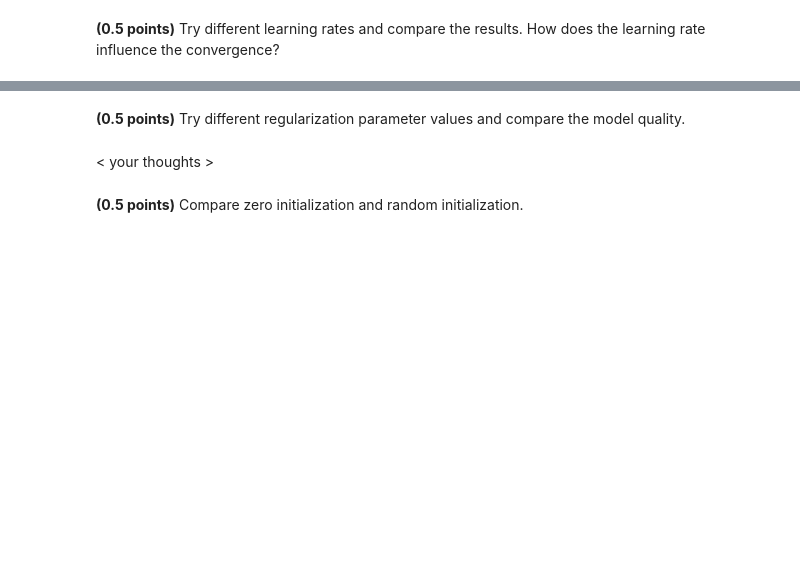
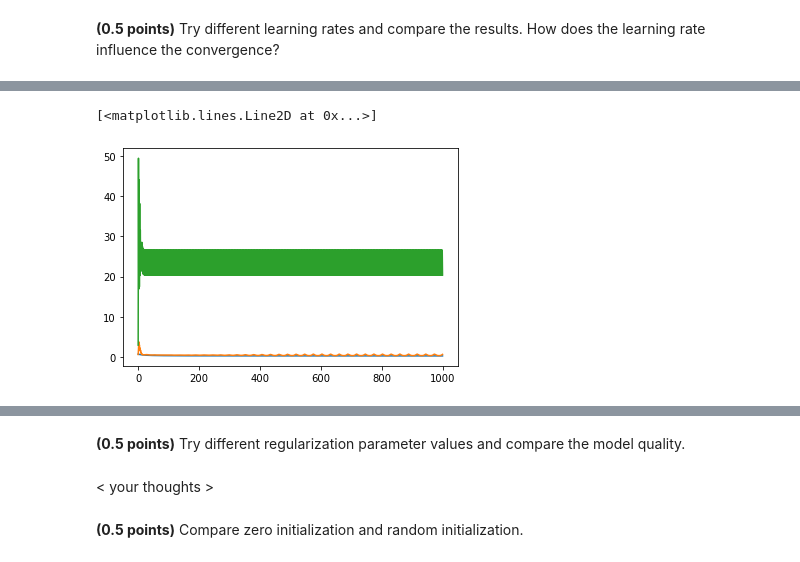
Before and after one commit to Ksenia41/RS-ML-2, a Jupyter notebook: hw_classification.ipynb, the cells around one changed output, grey strips where cells are left out. Saved outputs shown, nothing was run; the diff lists cells and outputs as text; code cells hidden in the pictures; blank space fills up the shorter version.

```diff
--- a/hw_classification.ipynb
+++ b/hw_classification.ipynb
@@ -232,0 +232,13 @@ lr_clf.get_loss(X_train,lr_clf.weights_, y_train)
+# %%
+m1 = CustomLogisticRegression(eta=0.001)
+m2 = CustomLogisticRegression(eta=0.01)
+m3 = CustomLogisticRegression(eta=0.1)
+m1.fit(X_train, y_train)
+m2.fit(X_train, y_train)
+m3.fit(X_train, y_train)
+plt.plot(m1.loss_hist)
+plt.plot(m2.loss_hist)
+plt.plot(m3.loss_hist)
+# %% [output]
+[<matplotlib.lines.Line2D at 0x...>]
+[figure, added]
```
Also changed, not shown: parts of 18 cells of this notebook.
